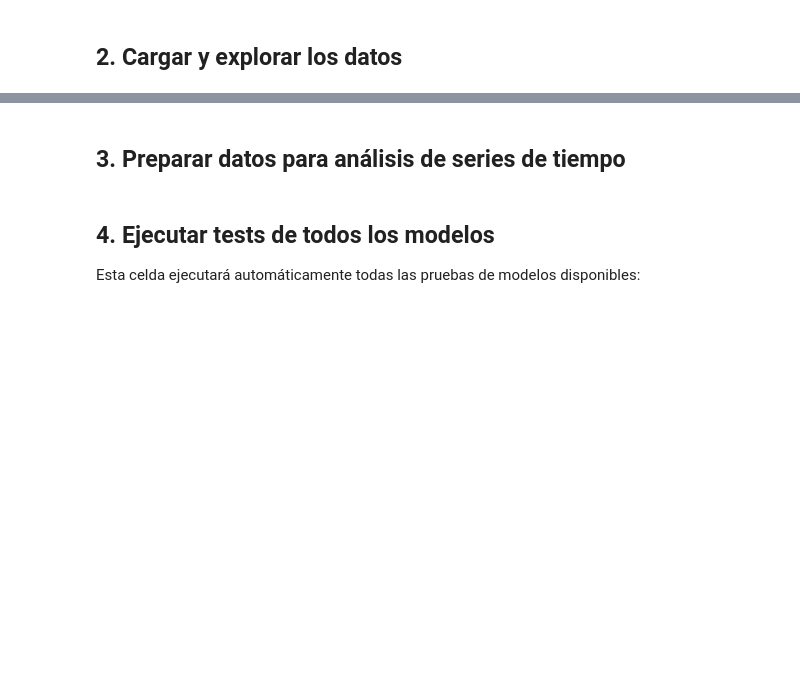
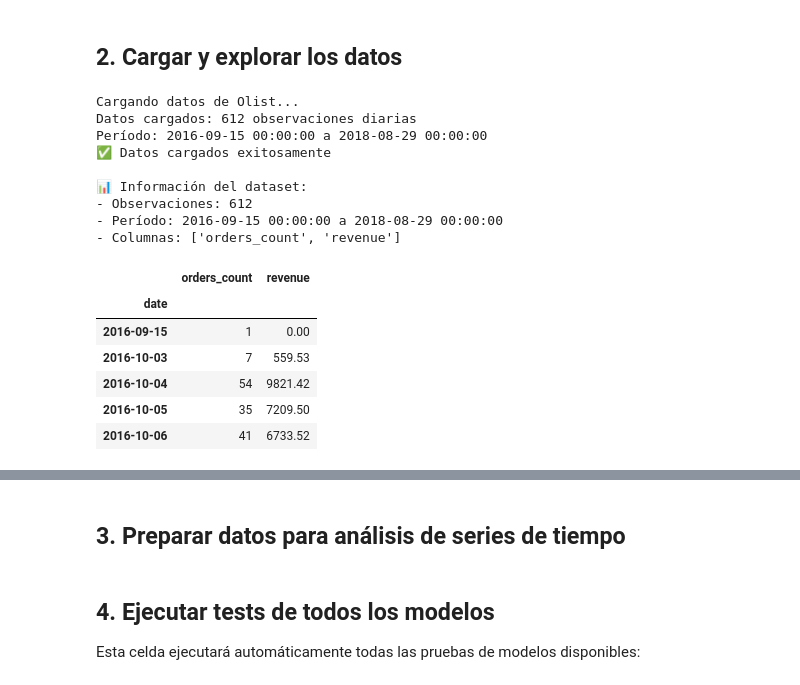
Before and after one commit to MartoBadi/TSCDIA-, a Jupyter notebook: proyecto_integrador/tp/analisis_modelos_series_tiempo.ipynb, the cells around one changed output, grey strips where cells are left out. Drawn from its saved outputs; the diff is of its cells as text; code cells hidden in the pictures; blank space fills up the shorter version.

```diff
--- a/proyecto_integrador/tp/analisis_modelos_series_tiempo.ipynb
+++ b/proyecto_integrador/tp/analisis_modelos_series_tiempo.ipynb
@@ -49,24 +69,40 @@ print("✅ Librerías importadas correctamente")
 # %%
 # Crear instancia del tester
 tester = TimeSeriesModelTester()
 
-# Cargar datos de Olist (Brazilian E-commerce dataset)
 try:
-    df = tester.load_olist_data()
+    df = tester.load_olist_data(data_dir="/workspaces/TSCDIA-/proyecto_integrador/tp/data/")
     print("✅ Datos cargados exitosamente")
 
     # Mostrar información básica del dataset
     print(f"\n📊 Información del dataset:")
     print(f"- Observaciones: {len(df)}")
     print(f"- Período: {df.index.min()} a {df.index.max()}")
     print(f"- Columnas: {list(df.columns)}")
 
     # Mostrar primeras filas
     display(df.head())
 
 except Exception as e:
     print(f"❌ Error al cargar datos: {e}")
     print("Asegúrese de que los archivos CSV estén en 'proyecto_integrador/tp/data/'")
+# %% [output]
+Cargando datos de Olist...
+Datos cargados: 612 observaciones diarias
+Período: 2016-09-15 00:00:00 a 2018-08-29 00:00:00
+✅ Datos cargados exitosamente
+
+📊 Información del dataset:
+- Observaciones: 612
+- Período: 2016-09-15 00:00:00 a 2018-08-29 00:00:00
+- Columnas: ['orders_count', 'revenue']
+|  | orders_count | revenue |
+| date |  |  |
+| 2016-09-15 | 1 | 0.00 |
+| 2016-10-03 | 7 | 559.53 |
+| 2016-10-04 | 54 | 9821.42 |
+| 2016-10-05 | 35 | 7209.50 |
+| 2016-10-06 | 41 | 6733.52 |
 # %%
 # Visualizar la serie de tiempo
 fig, axes = plt.subplots(2, 1, figsize=(15, 10))
```
Also changed, not shown: parts of 3 cells of this notebook, 1 other file.
